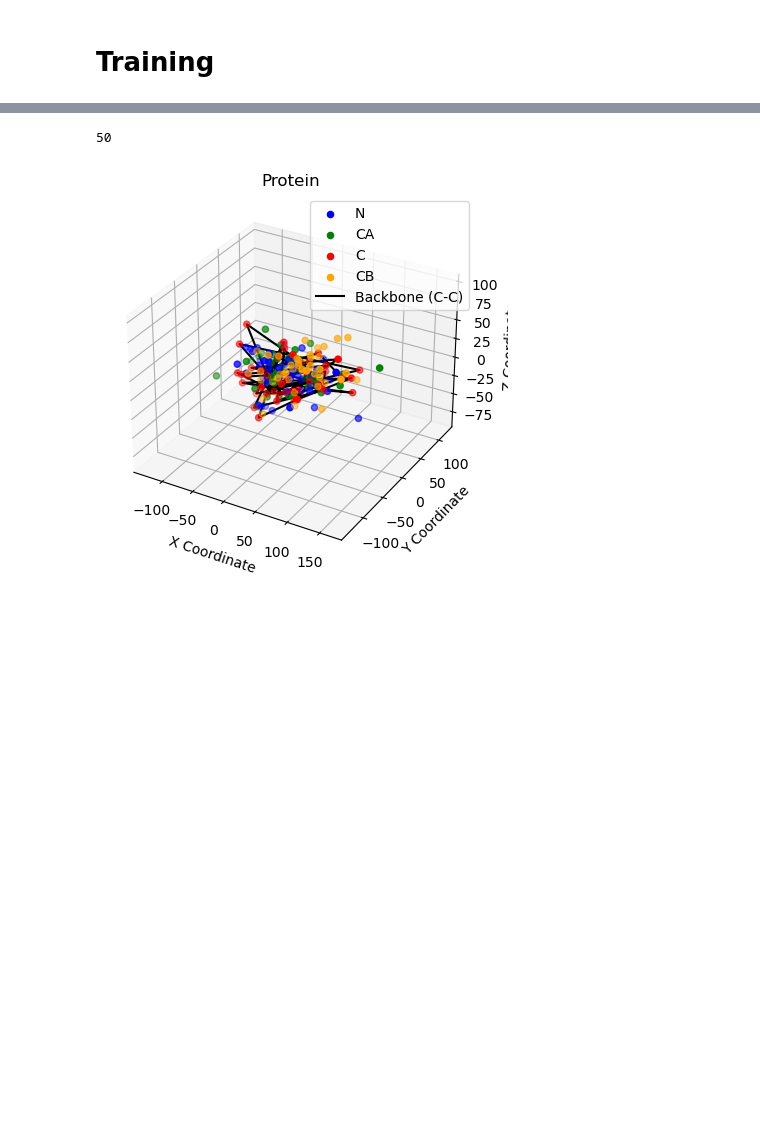
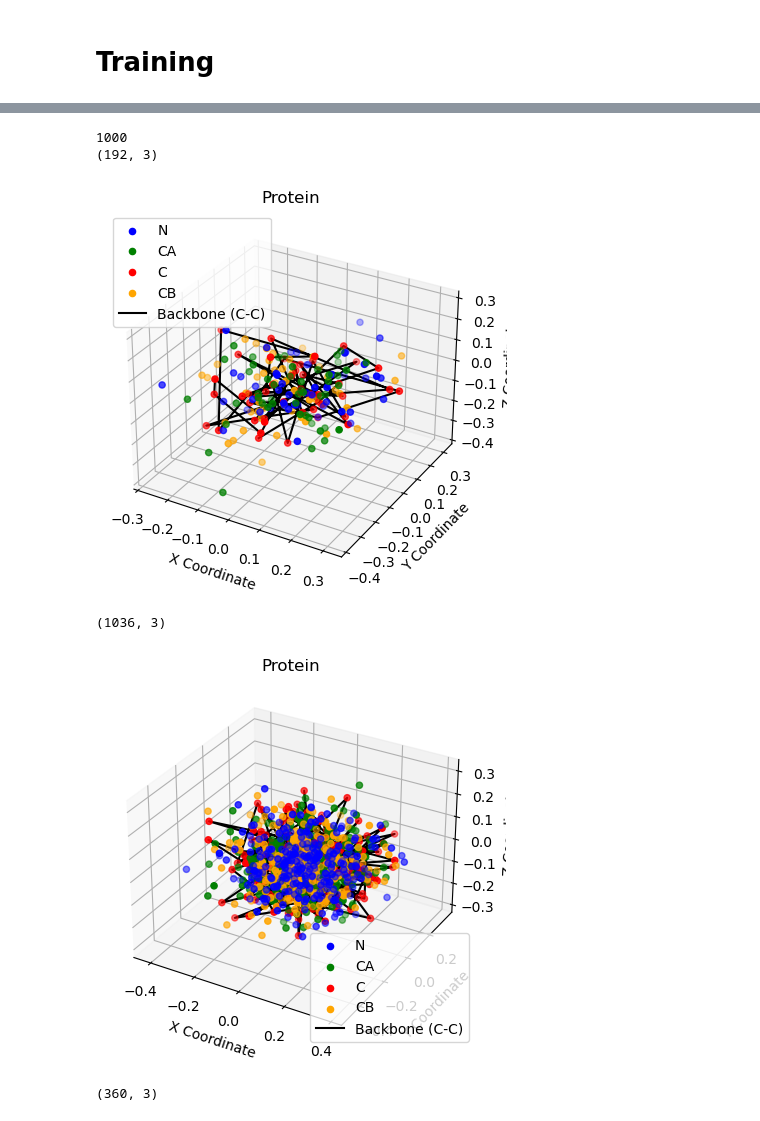
Before and after one commit to helloimsc/protein-coordinates, a Jupyter notebook: protein_latent_diffusion.ipynb, the cells around one changed output, grey strips where cells are left out. Cells and saved outputs as stored; diff of their text form; code cells hidden in the pictures; blank space fills up the shorter version.

```diff
--- a/protein_latent_diffusion.ipynb
+++ b/protein_latent_diffusion.ipynb
@@ -205,15 +294,15 @@ class BatchedLatentDiffusionAutoencoder(nn.Module):
 
         # Graph convolutional encoder
         input_dim = embedding_dim + continuous_dim
-        self.gcn_encoder = GraphConv(input_dim, latent_dim)
+        self.gcn_encoder = GraphConv(input_dim, latent_dim, allow_zero_in_degree=True)
 
         # Diffusion process
         self.diffusion_steps = diffusion_steps
         self.noise_scheduler = self.get_noise_scheduler(diffusion_steps)
-        self.denoising_model = GraphConv(latent_dim, latent_dim)
+        self.denoising_model = GraphConv(latent_dim, latent_dim, allow_zero_in_degree=True)
 
         # Graph convolutional decoder
-        self.gcn_decoder = GraphConv(latent_dim, input_dim)
+        self.gcn_decoder = GraphConv(latent_dim, input_dim, allow_zero_in_degree=True)
 
         # Output heads for reconstruction
         self.cat_decoder = nn.Linear(embedding_dim, num_categories)  # Categorical reconstruction
@@ -225,9 +314,7 @@ class BatchedLatentDiffusionAutoencoder(nn.Module):
 
     def forward(self, g, categorical, continuous, t):
         # Node embeddings for categorical features
-        rep_cat = torch.tensor([num for num in categorical for _ in range(4)])
-        cat_embedded = self.embedding(rep_cat)
-        continuous = continuous.view(-1, 3)
+        cat_embedded = self.embedding(categorical)
         # Concatenate embeddings with continuous features
         node_features = torch.cat([cat_embedded, continuous], dim=-1)
         # Encode node features into latent space
@@ -248,6 +335,5 @@ class BatchedLatentDiffusionAutoencoder(nn.Module):
         decoded_cat = self.cat_decoder(decoded[:, :cat_embedded.size(-1)])
         decoded_cont = self.cont_decoder(decoded[:, cat_embedded.size(-1):])
 
-        decoded_cat = decoded_cat[::4, :]
-        decoded_cont = decoded_cont.view(-1, 4, 3)
+
         return decoded_cat, decoded_cont, latent, denoised_latent
@@ -277,24 +601,24 @@ latent_dim = 100     # Latent space size
 # %%
 # Initialize the model
-diffusion_steps = 100
-model = BatchedLatentDiffusionAutoencoder(num_categories=num_categories, embedding_dim=embedding_dim, continuous_dim=continuous_dim, latent_dim=latent_dim, diffusion_steps=diffusion_steps)
-optimizer = torch.optim.Adam(model.parameters(), lr=1e-3)
-
+diffusion_steps = 10
+model_normal = BatchedLatentDiffusionAutoencoder(num_categories=num_categories, embedding_dim=embedding_dim, continuous_dim=continuous_dim, latent_dim=latent_dim, diffusion_steps=diffusion_steps)
+optimizer = torch.optim.Adam(model_normal.parameters(), lr=0.001)
+epoch_losses_normal = []
 # Training loop
 for epoch in range(50):
     epoch_loss = 0
 
-    for batched_graph, batch_categorical, batch_continuous in train_loader:
+    for batched_graph, batch_categorical, batch_continuous, _ in train_loader_normal:
         # Randomly sample a diffusion step
         t = torch.randint(0, diffusion_steps, (1,)).item()
 
         # Forward pass
-        reconstructed_cat, reconstructed_cont, latent, denoised_latent = model(
+        reconstructed_cat, reconstructed_cont, latent, denoised_latent = model_normal(
             batched_graph, batch_categorical, batch_continuous, t
         )
 
         # Compute losses
-        noise = torch.randn_like(latent) * model.noise_scheduler[t]
+        noise = torch.randn_like(latent) * model_normal.noise_scheduler[t]
         diffusion_loss = F.mse_loss(denoised_latent, latent - noise)
         reconstruction_loss = (
             nn.CrossEntropyLoss()(reconstructed_cat, batch_categorical) +
@@ -310,6 +634,6 @@ for epoch in range(50):
         optimizer.step()
 
         epoch_loss += loss.item()
-
+    epoch_losses_normal.append(epoch_loss)
     print(f"Epoch {epoch+1}, Loss: {epoch_loss:.4f}")
 # %% [output]
@@ -333,5 +675,5 @@ Epoch 50, Loss: 336.5151
 # %%
-def reverse_diffusion(model, g, num_nodes, diffusion_steps, embedding_dim, continuous_dim, latent_dim):
+def reverse_diffusion_normal(model, g, num_nodes, diffusion_steps, embedding_dim, continuous_dim, latent_dim):
     # Initialize random noise (latents) for generation
     noise_level = model.noise_scheduler[diffusion_steps - 1]  # Start with the highest noise level
     in_feats = embedding_dim + continuous_dim
@@ -352,8 +694,7 @@ def reverse_diffusion(model, g, num_nodes, diffusion_steps, embedding_dim, conti
     # Split decoded output into categorical and continuous
     decoded_cat = model.cat_decoder(decoded[:, :model.embedding.embedding_dim])
     decoded_cont = model.cont_decoder(decoded[:, model.embedding.embedding_dim:])
-    decoded_cat = decoded_cat[::4, :]
-    decoded_cont = decoded_cont.view(-1, 4, 3).detach().numpy()
+    decoded_cont = decoded_cont.detach().numpy()
 
     # Convert categorical values to the most likely class (argmax)
     cat_output = torch.argmax(F.softmax(decoded_cat, dim=-1), dim=-1)
@@ -362,17 +703,23 @@ def reverse_diffusion(model, g, num_nodes, diffusion_steps, embedding_dim, conti
     return cat_output, decoded_cont
 # %%
 generated_seqs = []
-for batched_graph, batch_categorical, batch_continuous in val_loader:
+for batched_graph, batch_categorical, batch_continuous, _ in val_loader_normal:
     individual_graphs = dgl.unbatch(batched_graph)
     # Check the unbatched graphs
     for i, g in enumerate(individual_graphs):
 
         num_nodes = g.num_nodes()
-        generated_cat, generated_cont = reverse_diffusion(model, g, num_nodes, diffusion_steps=model.diffusion_steps, embedding_dim=embedding_dim, continuous_dim=continuous_dim, latent_dim=latent_dim)
+        generated_cat, generated_cont = reverse_diffusion_normal(model_normal, g, num_nodes, diffusion_steps=model_normal.diffusion_steps, embedding_dim=embedding_dim, continuous_dim=continuous_dim, latent_dim=latent_dim)
         generated_seqs.append(generated_cont)
 # %%
 print(len(generated_seqs))
+plot_protein(generated_seqs[0])
 plot_protein(generated_seqs[1])
+plot_protein(generated_seqs[2])
 # %% [output]
-50
+1000
+(192, 3)
-[figure, old version]
+[figure, new version]
+(1036, 3)
+[figure, added]
+(360, 3)
```
Also changed, not shown: parts of 48 cells of this notebook.
